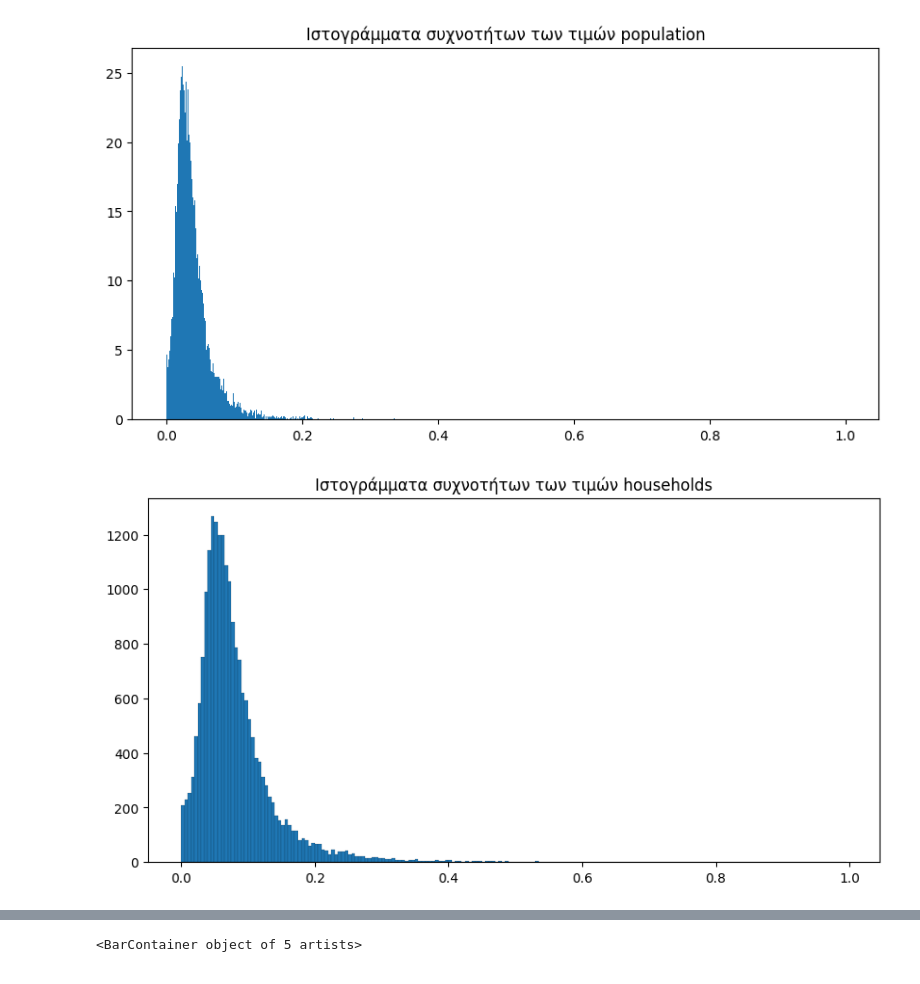
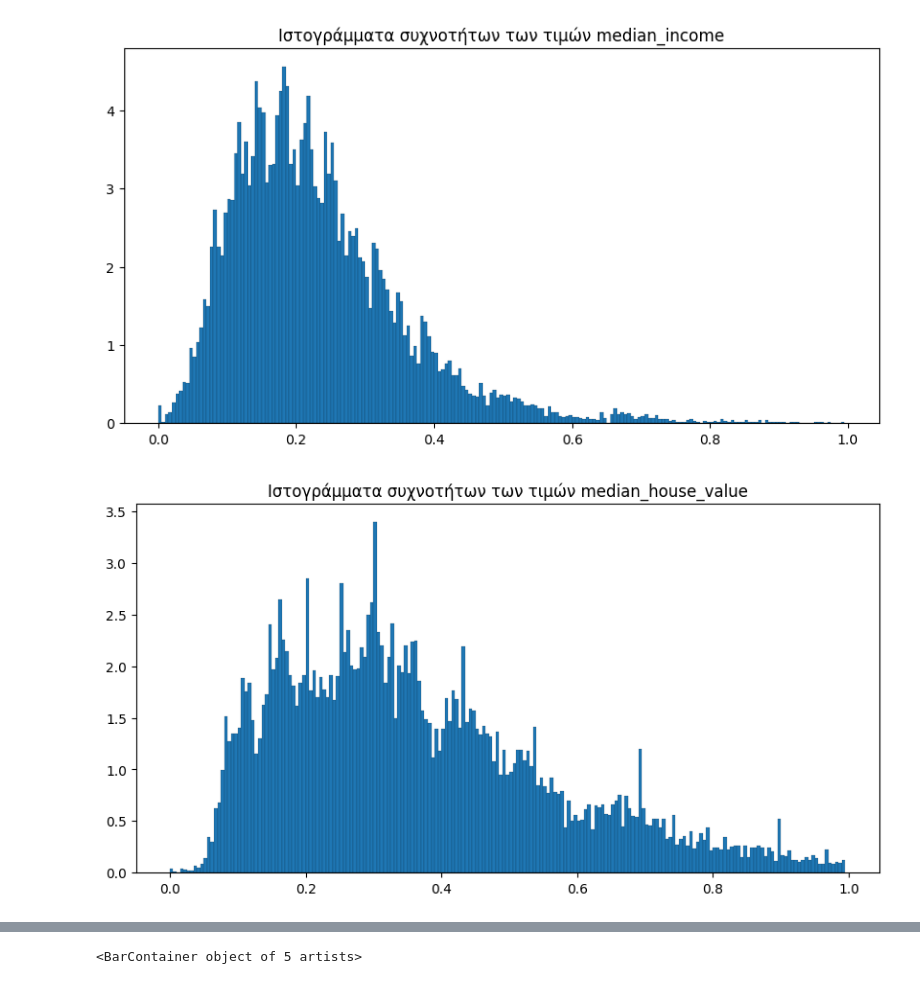
Before and after one commit to leoleoleo77/Uni-PatternRecognition, a Jupyter notebook: histograms.ipynb, the cells around one changed output, grey strips where cells are left out. Saved outputs shown, nothing was run; the diff lists cells and outputs as text; code cells hidden in the pictures.

```diff
--- a/histograms.ipynb
+++ b/histograms.ipynb
@@ -46,16 +62,16 @@ plt.show()
 # %%
-array = dataMethods.Population_column()
+array = dataMethods.Median_income_column()
 fig, axs = plt.subplots(figsize=(10, 5))
-hist = axs.hist(array, np.arange(0, 1, 0.001), density = True) #numpy to create bins over range
-axs.set_title('Ιστογράμματα συχνοτήτων των τιμών population')
+hist = axs.hist(array, np.arange(0, 1, 0.005), edgecolor='black', linewidth=0.1, density=True) #numpy to create bins over range
+axs.set_title('Ιστογράμματα συχνοτήτων των τιμών median_income')
 plt.show()
 # %% [output]
-[figure, old version]
+[figure, new version]
 # %%
-array = dataMethods.Households_column()
+array = dataMethods.Median_house_value_column()
 fig, axs = plt.subplots(figsize=(10, 5))
-hist = axs.hist(array, np.arange(0, 1, 0.005), edgecolor='black', linewidth=0.1) #numpy to create bins over range
-axs.set_title('Ιστογράμματα συχνοτήτων των τιμών households')
+hist = axs.hist(array, np.arange(0, 1, 0.005), edgecolor='black', linewidth=0.1, density=True)
+axs.set_title('Ιστογράμματα συχνοτήτων των τιμών median_house_value')
 plt.show()
 # %% [output]
-[figure, old version]
+[figure, new version]
```
Also changed, not shown: parts of 13 cells of this notebook, 6 other files.
